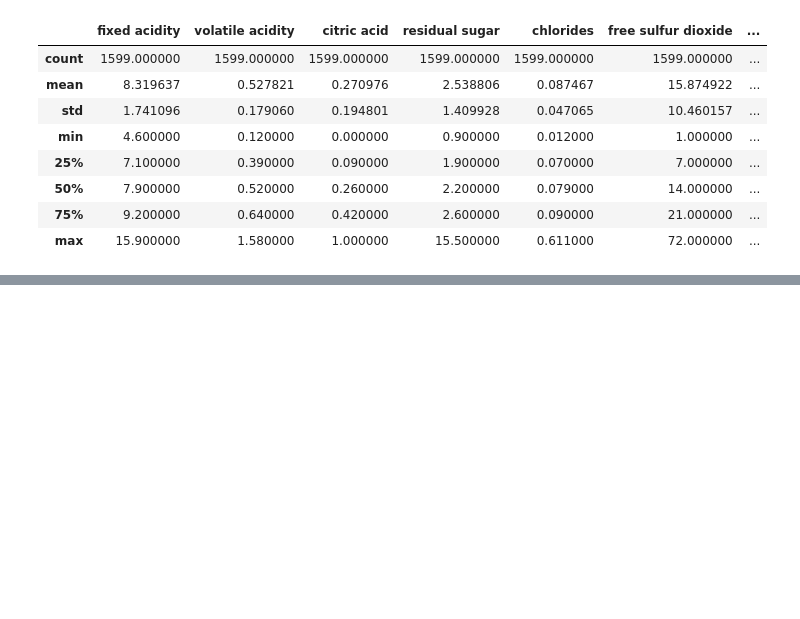
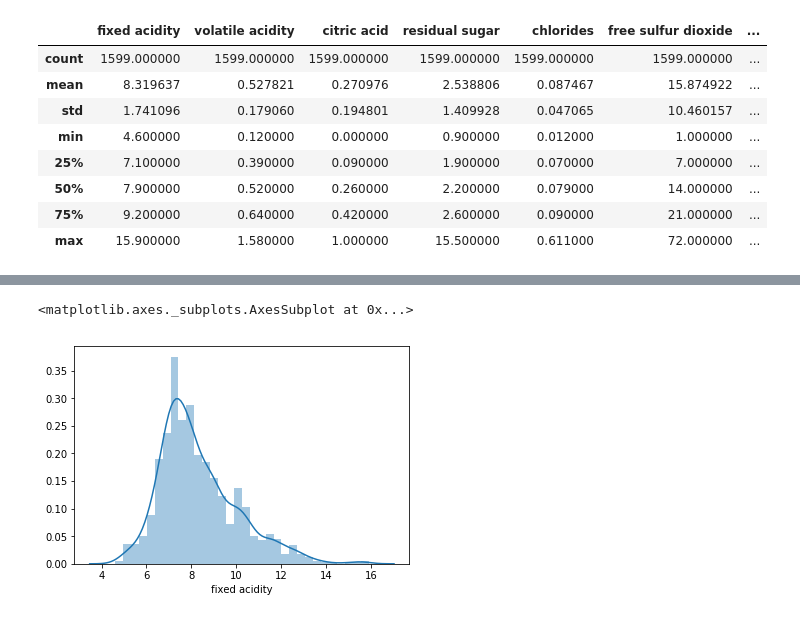
Before and after one commit to GeJulia/wineForTheWin, a Jupyter notebook: Julia.ipynb, the cells around one changed output, grey strips where cells are left out. Saved outputs shown, nothing was run; the diff lists cells and outputs as text; code cells hidden in the pictures; blank space fills up the shorter version.

```diff
--- a/Julia.ipynb
+++ b/Julia.ipynb
@@ -31,0 +54,5 @@ white.describe()
+# %%
+sns.distplot(red['fixed acidity'])
+# %% [output]
+<matplotlib.axes._subplots.AxesSubplot at 0x...>
+[figure, added]
```
Also changed, not shown: parts of 7 cells of this notebook.
